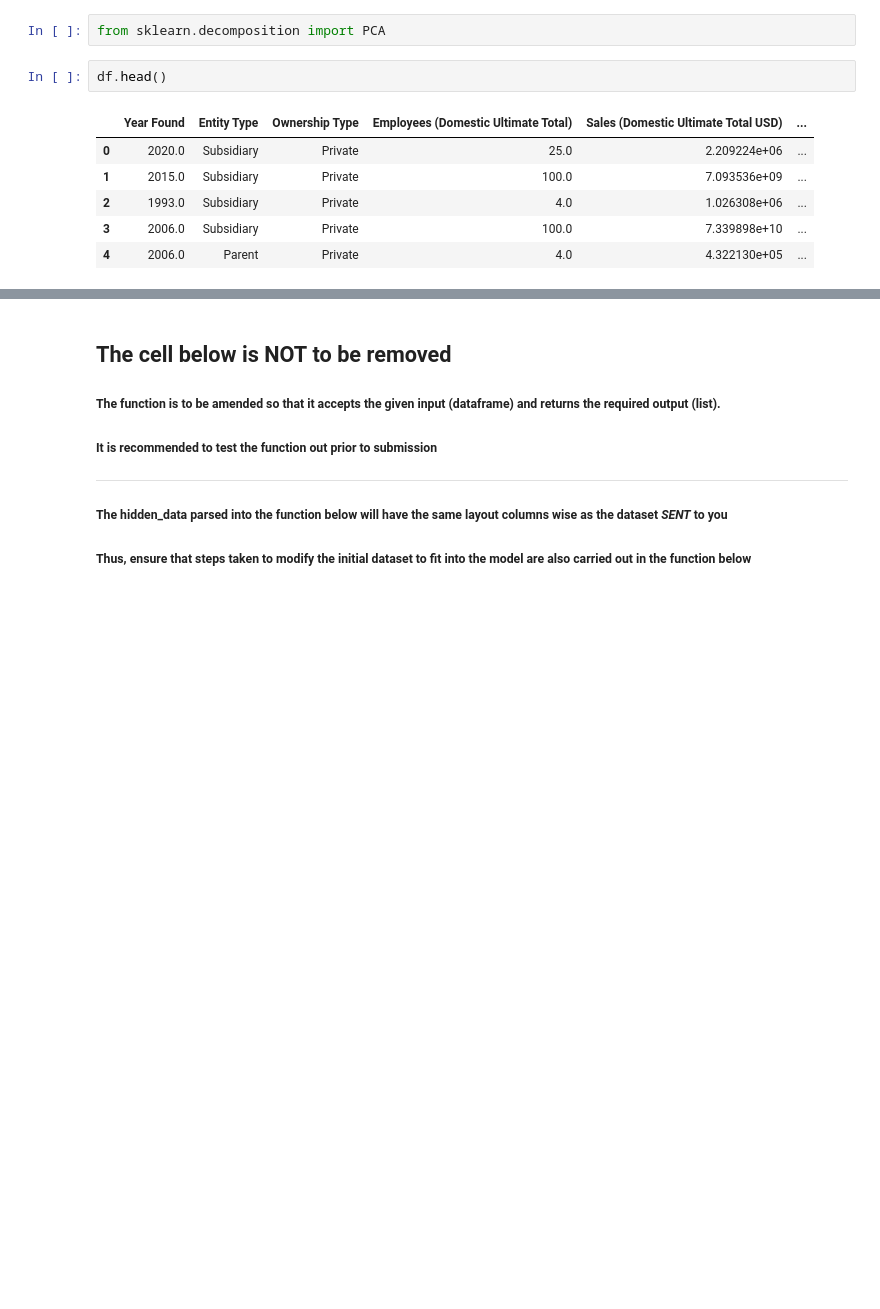
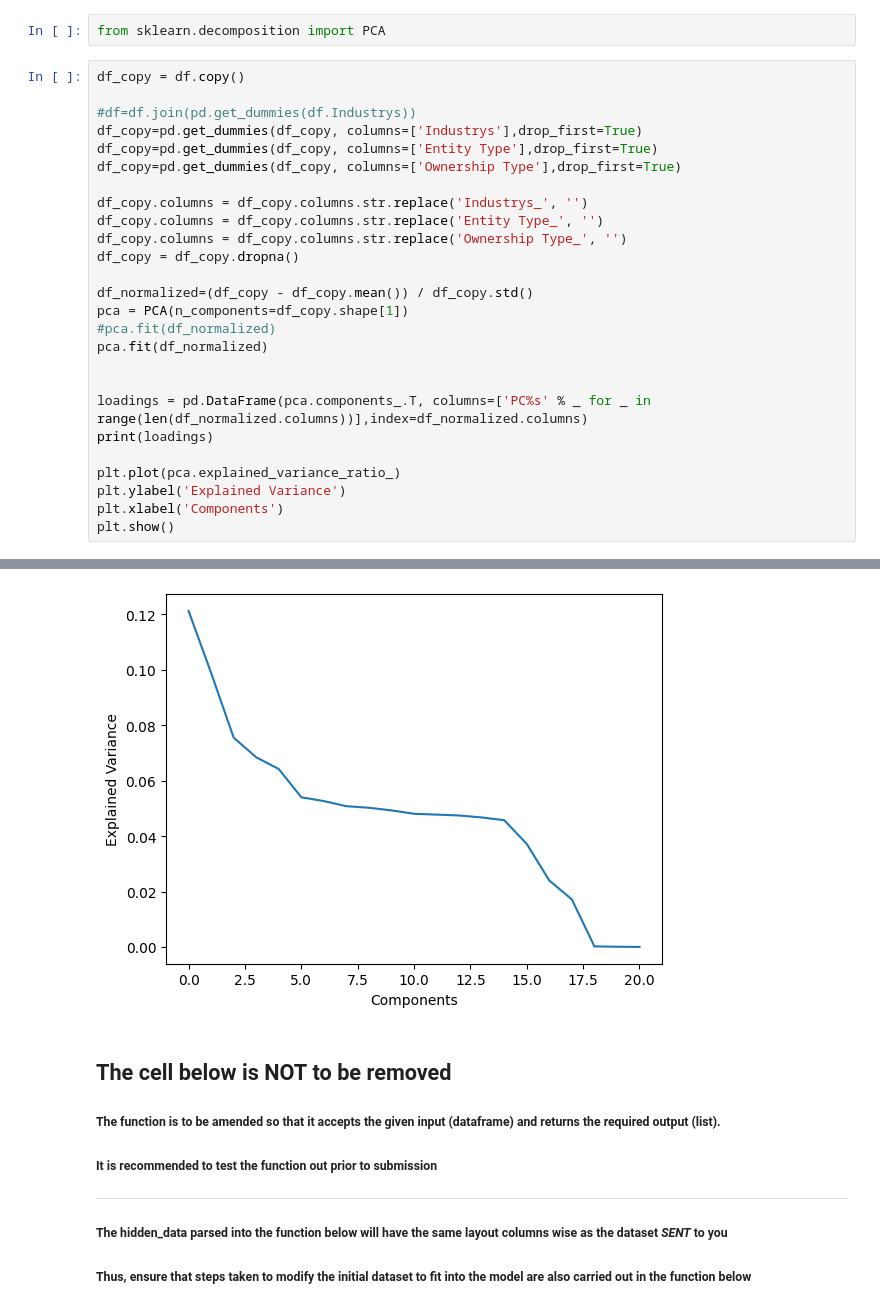
Before and after one commit to siruislybro/NUS-SDS-Datathon-Champion, a Jupyter notebook: NUS_DATATHON_CHAMPION_TEAM NAME.ipynb, the cells around one changed output, grey strips where cells are left out. Drawn from its saved outputs; the diff is of its cells as text; blank space fills up the shorter version.

```diff
--- a/NUS_DATATHON_CHAMPION_TEAM NAME.ipynb
+++ b/NUS_DATATHON_CHAMPION_TEAM NAME.ipynb
@@ -231,12 +231,30 @@ for i in range(len(variables)):
 MODEL SELECTION
 # %%
 from sklearn.decomposition import PCA
-# %%
-df.head()
-# %% [output]
-|  | Year Found | Entity Type | Ownership Type | Employees (Domestic Ultimate Total) | Sales (Domestic Ultimate Total USD) | ... |
-| 0 | 2020.0 | Subsidiary | Private | 25.0 | 2.209224e+06 | ... |
-| 1 | 2015.0 | Subsidiary | Private | 100.0 | 7.093536e+09 | ... |
-| 2 | 1993.0 | Subsidiary | Private | 4.0 | 1.026308e+06 | ... |
-| 3 | 2006.0 | Subsidiary | Private | 100.0 | 7.339898e+10 | ... |
-| 4 | 2006.0 | Parent | Private | 4.0 | 4.322130e+05 | ... |
+# %%
+df_copy = df.copy()
+
+#df=df.join(pd.get_dummies(df.Industrys))
+df_copy=pd.get_dummies(df_copy, columns=['Industrys'],drop_first=True)
+df_copy=pd.get_dummies(df_copy, columns=['Entity Type'],drop_first=True)
+df_copy=pd.get_dummies(df_copy, columns=['Ownership Type'],drop_first=True)
+
+df_copy.columns = df_copy.columns.str.replace('Industrys_', '')
+df_copy.columns = df_copy.columns.str.replace('Entity Type_', '')
+df_copy.columns = df_copy.columns.str.replace('Ownership Type_', '')
+df_copy = df_copy.dropna()
+
+df_normalized=(df_copy - df_copy.mean()) / df_copy.std()
+pca = PCA(n_components=df_copy.shape[1])
+#pca.fit(df_normalized)
+pca.fit(df_normalized)
+
+
+loadings = pd.DataFrame(pca.components_.T, columns=['PC%s' % _ for _ in range(len(df_normalized.columns))],index=df_normalized.columns)
+print(loadings)
+
+plt.plot(pca.explained_variance_ratio_)
+plt.ylabel('Explained Variance')
+plt.xlabel('Components')
+plt.show()
+# %% [output]
@@ -243,3 +278,4 @@ df.head()
+[figure, added]
 # %% [markdown]
 ## The cell below is **NOT** to be removed
 ##### The function is to be amended so that it accepts the given input (dataframe) and returns the required output (list).
```
Also changed, not shown: parts of 2 cells of this notebook.
